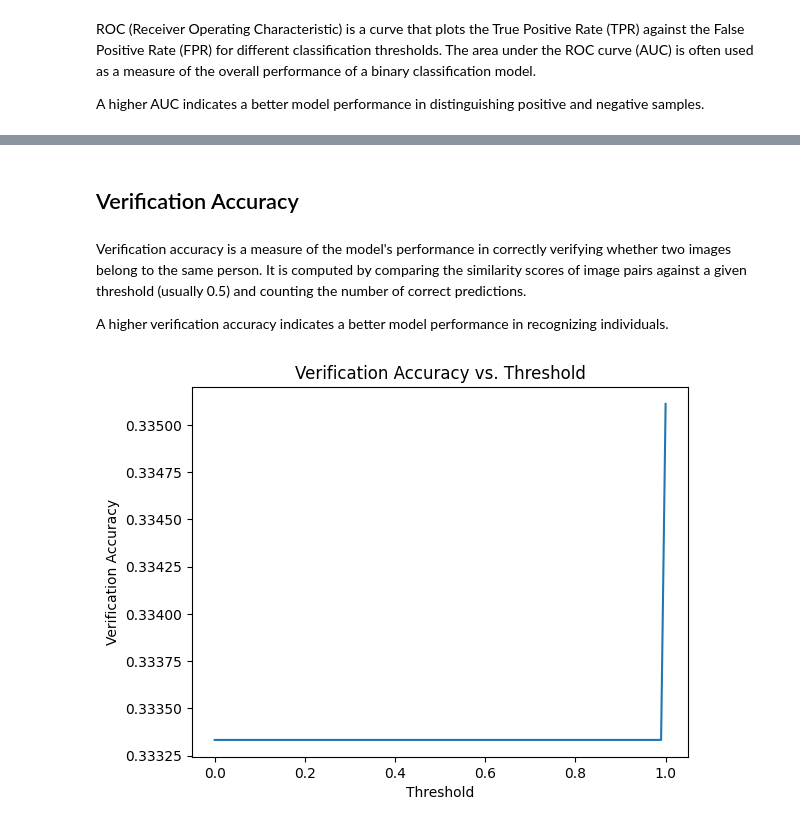
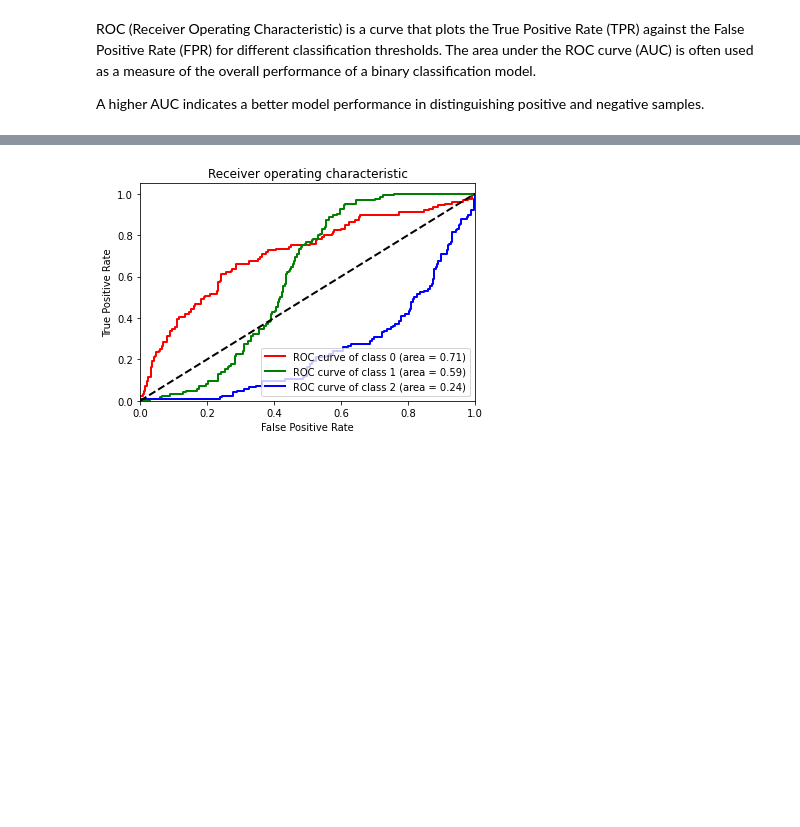
Before and after one commit to dustin-nguyen-qil/PoseGuided-ArcFace, a Jupyter notebook: evaluation.ipynb, the cells around one changed output, grey strips where cells are left out. Saved outputs shown, nothing was run; the diff lists cells and outputs as text; code cells hidden in the pictures; blank space fills up the shorter version.

```diff
--- a/evaluation.ipynb
+++ b/evaluation.ipynb
@@ -149,3 +73,6 @@ test_labels[-5:]
+# %%
+test_labels = test_data.targets
+num_classes = 3
 # %%
 # Get 10 random images and labels from the test dataset
 sample_indices = random.sample(range(len(test_data)), k=10)
@@ -156,7 +83,7 @@ sample_labels = [test_data[i][1] for i in sample_indices]
 fig = plt.figure(figsize=(10, 4))
 for i in range(10):
     ax = fig.add_subplot(2, 5, i+1)
-    ax.imshow(sample_images[i])
+    ax.imshow(sample_images[i].permute(1, 2, 0))
     ax.set_title(f"Class: {test_data.classes[sample_labels[i]]}")
     ax.axis('off')
 plt.show()
@@ -256,23 +97,0 @@ plt.show()
-# %% [markdown]
-## Verification Accuracy
-# %% [markdown]
-Verification accuracy is a measure of the model's performance in correctly verifying whether two images belong to the same person. It is computed by comparing the similarity scores of image pairs against a given threshold (usually 0.5) and counting the number of correct predictions.
-
-A higher verification accuracy indicates a better model performance in recognizing individuals.
-# %%
-# Compute verification accuracy at various threshold values
-verification_accuracy = []
-thresholds = np.arange(0, 1.01, 0.01)
-for threshold in thresholds:
-    predicted_labels = (similarity_scores >= threshold).astype(int)
-    accuracy = np.mean(predicted_labels == test_labels)
-    verification_accuracy.append(accuracy)
-
-# Plot verification accuracy vs. threshold
-plt.plot(thresholds, verification_accuracy)
-plt.xlabel('Threshold')
-plt.ylabel('Verification Accuracy')
-plt.title('Verification Accuracy vs. Threshold')
-plt.show()
-# %% [output]
-[figure, removed]
@@ -278,0 +128,37 @@ plt.show()
+# %%
+# Concatenate embeddings and labels
+test_embeddings_before_retrain = torch.cat(test_embeddings_before_retrain).detach().cpu().numpy()
+test_embeddings_after_retrain = torch.cat(test_embeddings_after_retrain).detach().cpu().numpy()
+test_embeddings_after_retrain_with_pose = torch.cat(test_embeddings_after_retrain_with_pose).detach().cpu().numpy()
+test_labels = np.array(test_labels)
+# %%
+test_embeddings1 = test_embeddings_before_retrain
+
+# Compute the ROC curve and AUC for each class
+fpr = {}
+tpr = {}
+roc_auc = {}
+for i in range(num_classes):
+    fpr[i], tpr[i], _ = roc_curve(test_labels == i, test_embeddings1[:, i])
+    roc_auc[i] = auc(fpr[i], tpr[i])
+
+#
+plt.figure()
+lw = 2
+colors = ['red', 'green', 'blue']
+for i, color in zip(range(num_classes), colors):
+    plt.plot(fpr[i], tpr[i], color=color, lw=lw,
+             label='ROC curve of class {0} (area = {1:0.2f})'
+             ''.format(i, roc_auc[i]))
+
+
+plt.plot([0, 1], [0, 1], 'k--', lw=lw)
+plt.xlim([0.0, 1.0])
+plt.ylim([0.0, 1.05])
+plt.xlabel('False Positive Rate')
+plt.ylabel('True Positive Rate')
+plt.title('Receiver operating characteristic')
+plt.legend(loc="lower right")
+plt.show()
+# %% [output]
+[figure, added]
```
Also changed, not shown: parts of 25 cells of this notebook, 1 other file.
